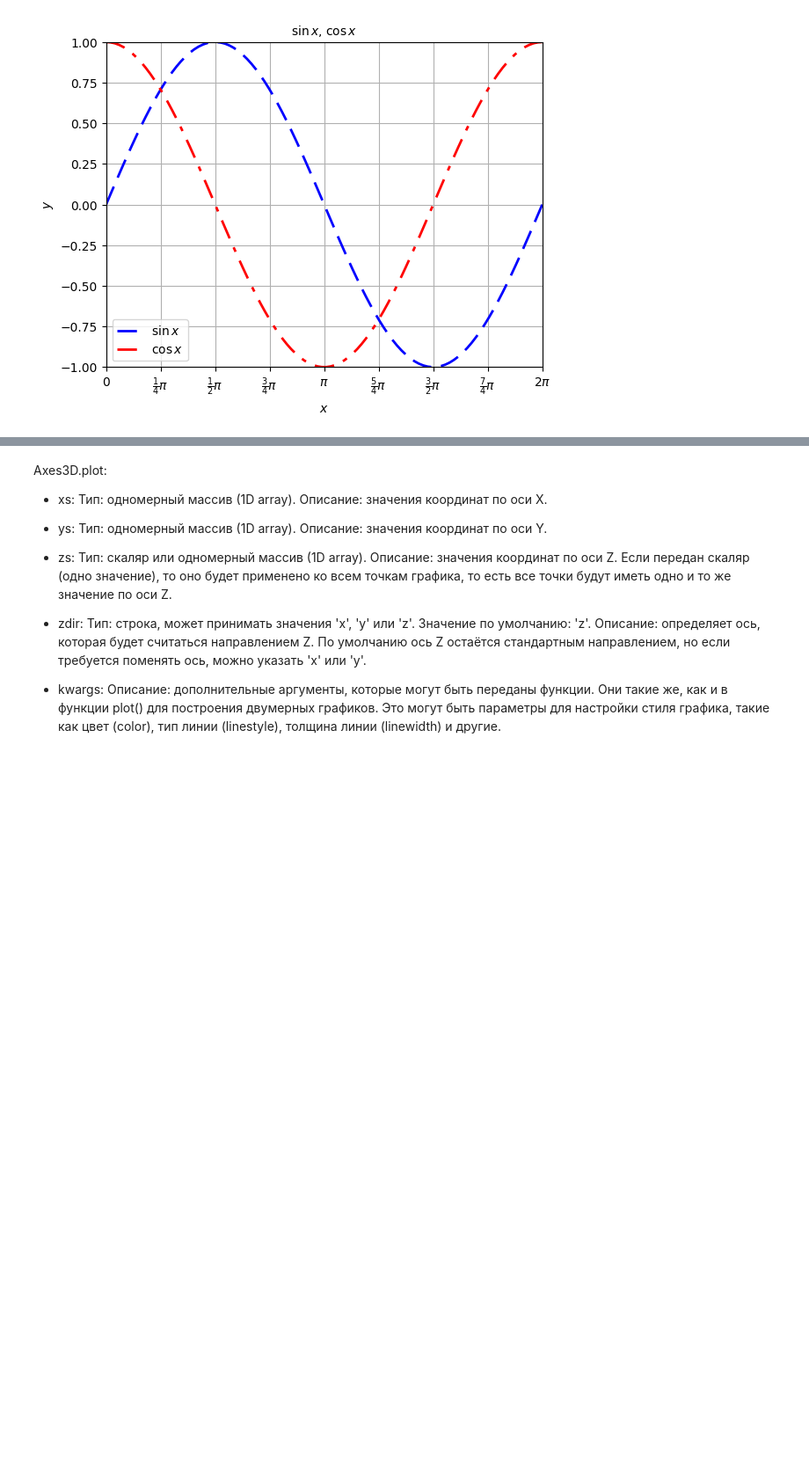
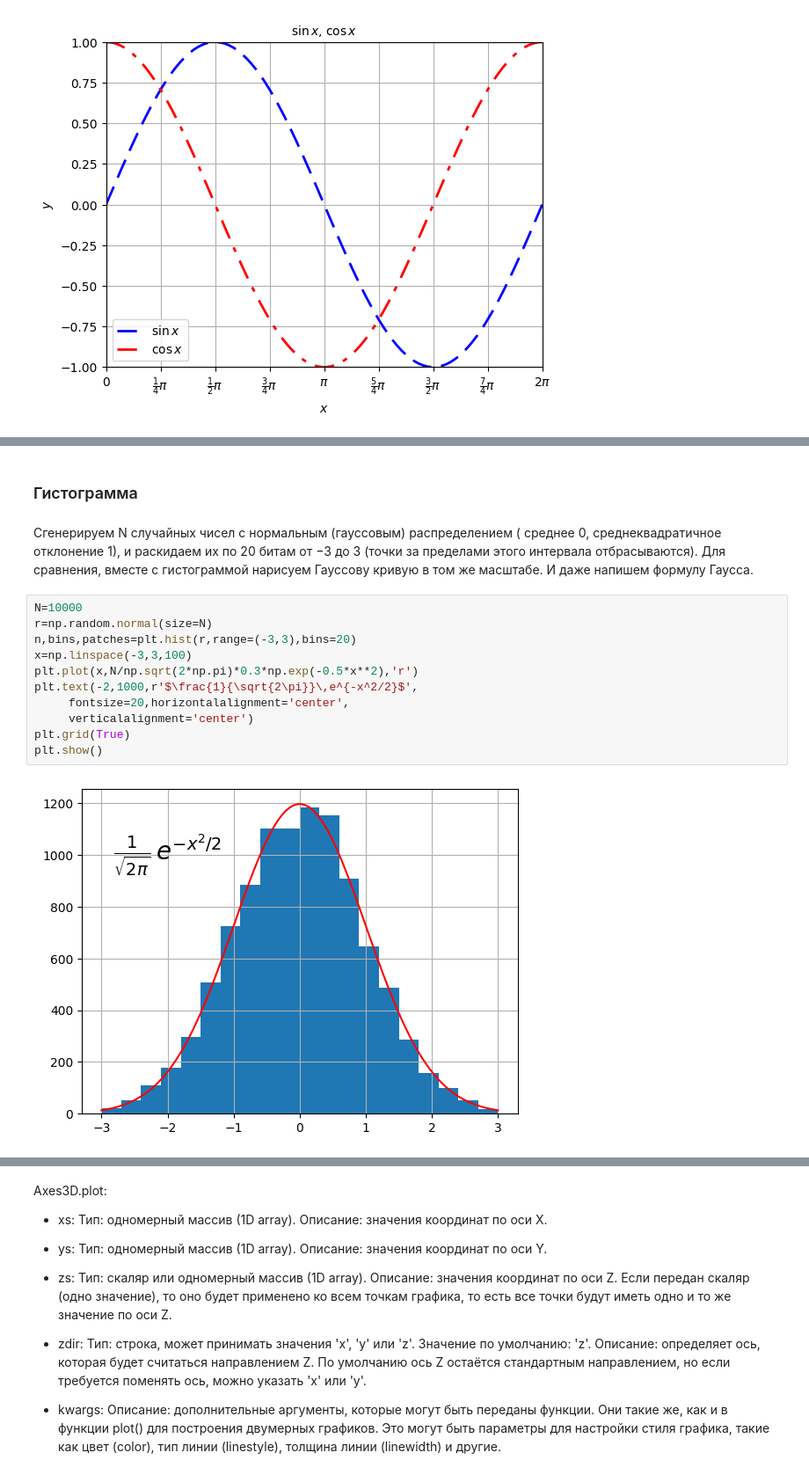
Before and after one commit to perchik817/big_data, a Jupyter notebook: laba3_examples_tahirova_ain_1_22.ipynb, the cells around one changed output, grey strips where cells are left out. Shown at 88% size. Drawn from its saved outputs; the diff is of its cells as text; blank space fills up the shorter version.

```diff
--- a/laba3_examples_tahirova_ain_1_22.ipynb
+++ b/laba3_examples_tahirova_ain_1_22.ipynb
@@ -582,0 +618,20 @@ plt.show()
+# %% [markdown]
+### Гистограмма
+# %% [markdown]
+Сгенерируем N случайных чисел с нормальным (гауссовым) распределением (
+среднее 0, среднеквадратичное отклонение 1), и раскидаем их по 20 битам от −3 до 3 (точки за пределами этого интервала отбрасываются). Для сравнения, вместе с
+гистограммой нарисуем Гауссову кривую в том же масштабе. И даже напишем
+формулу Гаусса.
+# %%
+N=10000
+r=np.random.normal(size=N)
+n,bins,patches=plt.hist(r,range=(-3,3),bins=20)
+x=np.linspace(-3,3,100)
+plt.plot(x,N/np.sqrt(2*np.pi)*0.3*np.exp(-0.5*x**2),'r')
+plt.text(-2,1000,r'$\frac{1}{\sqrt{2\pi}}\,e^{-x^2/2}$',
+     fontsize=20,horizontalalignment='center',
+     verticalalignment='center')
+plt.grid(True)
+plt.show()
+# %% [output]
+[figure, added]
```
Also changed, not shown: parts of 21 cells of this notebook.
